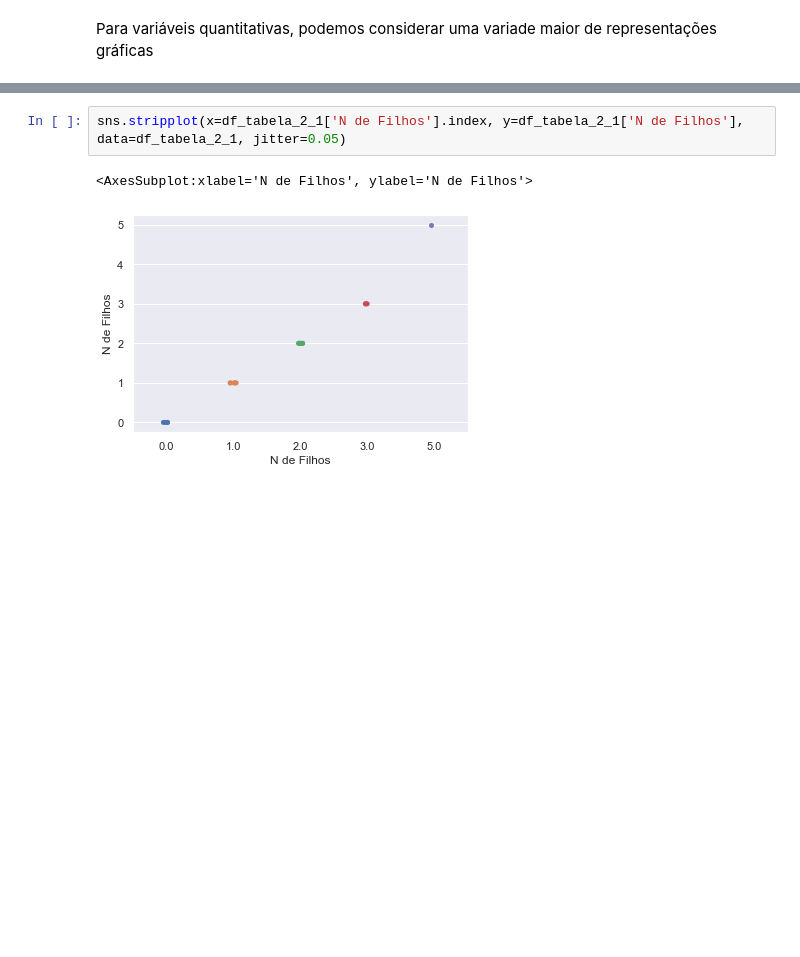
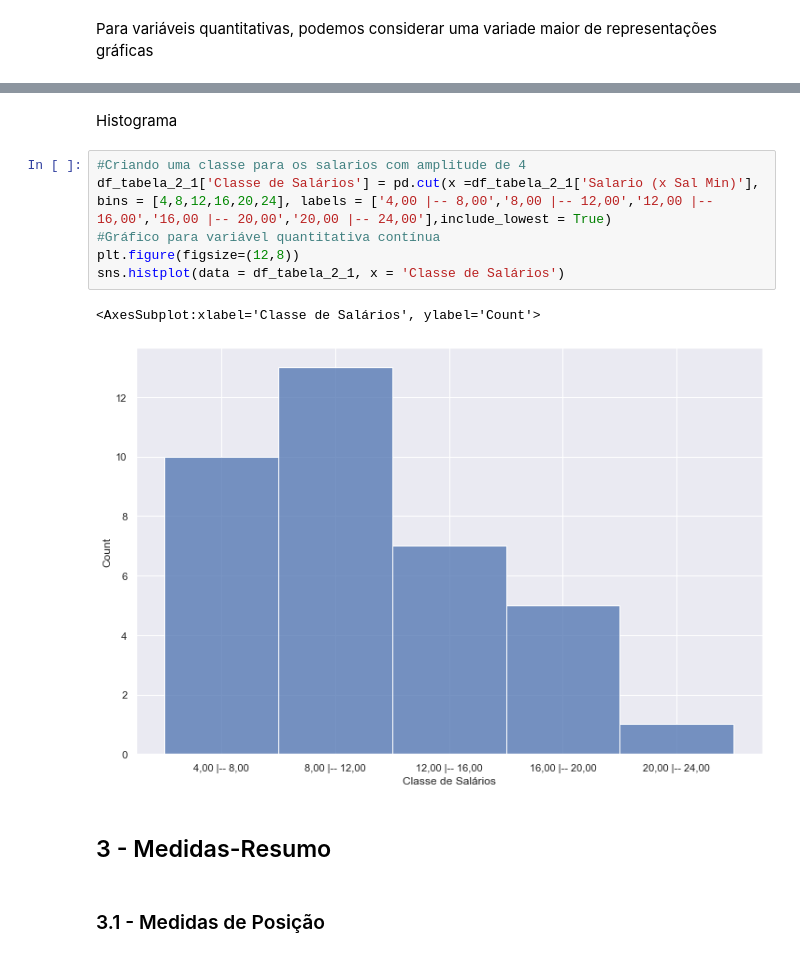
Before and after one commit to Victor-P-Martins/Estudos, a Jupyter notebook: Estatística.ipynb, the cells around one changed output, grey strips where cells are left out. Cells and saved outputs as stored; diff of their text form; blank space fills up the shorter version.

```diff
--- a/Estatística.ipynb
+++ b/Estatística.ipynb
@@ -201,5 +212,15 @@ sns.scatterplot(x = df_tabela_2_1['N de Filhos'].value_counts().index, y = df_ta
-# %%
-sns.stripplot(x=df_tabela_2_1['N de Filhos'].index, y=df_tabela_2_1['N de Filhos'], data=df_tabela_2_1, jitter=0.05)
-# %% [output]
-<AxesSubplot:xlabel='N de Filhos', ylabel='N de Filhos'>
-[figure, removed]
+# %% [markdown]
+Histograma
+# %%
+#Criando uma classe para os salarios com amplitude de 4
+df_tabela_2_1['Classe de Salários'] = pd.cut(x =df_tabela_2_1['Salario (x Sal Min)'], bins = [4,8,12,16,20,24], labels = ['4,00 |-- 8,00','8,00 |-- 12,00','12,00 |-- 16,00','16,00 |-- 20,00','20,00 |-- 24,00'],include_lowest = True)
+#Gráfico para variável quantitativa contínua
+plt.figure(figsize=(12,8))
+sns.histplot(data = df_tabela_2_1, x = 'Classe de Salários')
+# %% [output]
+<AxesSubplot:xlabel='Classe de Salários', ylabel='Count'>
+[figure, added]
+# %% [markdown]
+## 3 - Medidas-Resumo
+# %% [markdown]
+### 3.1 - Medidas de Posição
```
Also changed, not shown: parts of 14 cells of this notebook.
